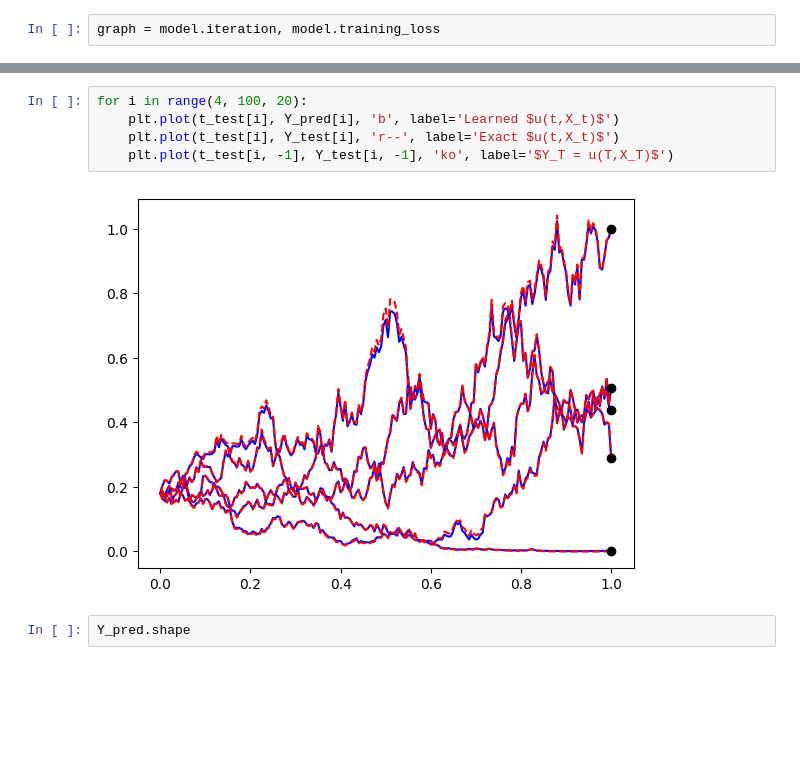
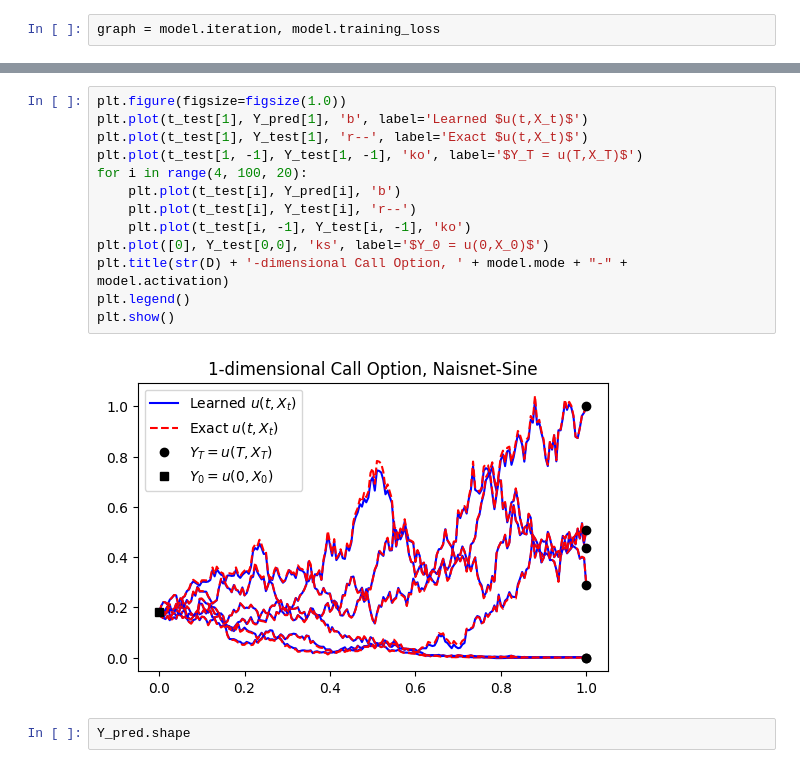
Before and after one commit to Aadhithya-06/Final-Year-Project, a Jupyter notebook: CallOption.ipynb, the cells around one changed output, grey strips where cells are left out. Cells and saved outputs as stored; diff of their text form; blank space fills up the shorter version.

```diff
--- a/CallOption.ipynb
+++ b/CallOption.ipynb
@@ -178,10 +188,18 @@ plt.show()
-# %%
-for i in range(4, 100, 20):
-    plt.plot(t_test[i], Y_pred[i], 'b', label='Learned $u(t,X_t)$')
-    plt.plot(t_test[i], Y_test[i], 'r--', label='Exact $u(t,X_t)$')
-    plt.plot(t_test[i, -1], Y_test[i, -1], 'ko', label='$Y_T = u(T,X_T)$')
-# %% [output]
-[figure, removed]
+# %%
+plt.figure(figsize=figsize(1.0))
+plt.plot(t_test[1], Y_pred[1], 'b', label='Learned $u(t,X_t)$')
+plt.plot(t_test[1], Y_test[1], 'r--', label='Exact $u(t,X_t)$')
+plt.plot(t_test[1, -1], Y_test[1, -1], 'ko', label='$Y_T = u(T,X_T)$')
+for i in range(4, 100, 20):
+    plt.plot(t_test[i], Y_pred[i], 'b')
+    plt.plot(t_test[i], Y_test[i], 'r--')
+    plt.plot(t_test[i, -1], Y_test[i, -1], 'ko')
+plt.plot([0], Y_test[0,0], 'ks', label='$Y_0 = u(0,X_0)$')
+plt.title(str(D) + '-dimensional Call Option, ' + model.mode + "-" + model.activation)
+plt.legend()
+plt.show()
+# %% [output]
+[figure, added]
 # %%
 Y_pred.shape
 # %% [output]
```
Also changed, not shown: parts of 2 cells of this notebook, 8 other files.
